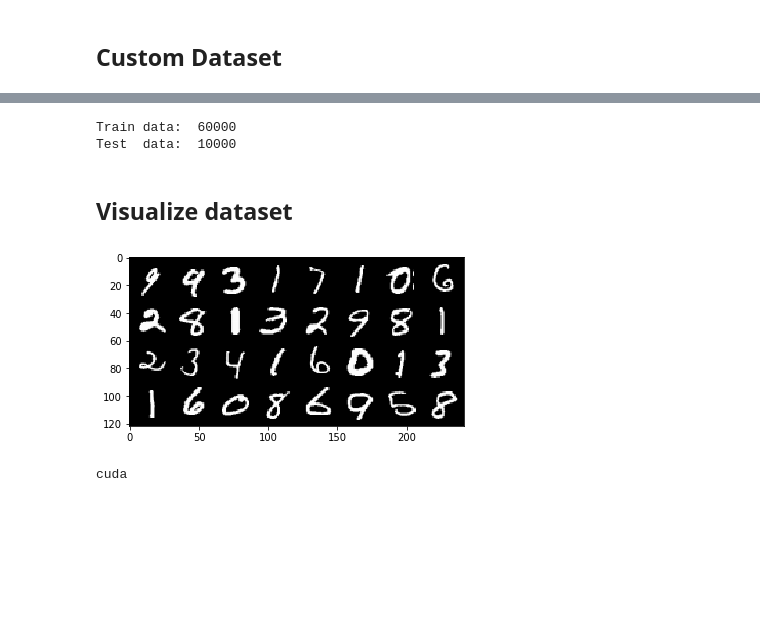
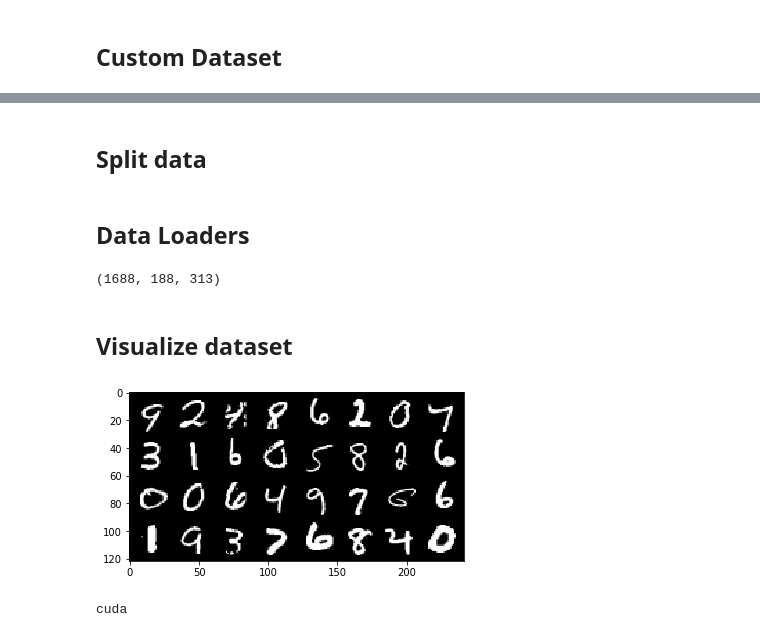
Before and after one commit to shebogholo/pytorch, a Jupyter notebook: Convolutional Neural Network 01.ipynb, the cells around one changed output, grey strips where cells are left out. Cells and saved outputs as stored; diff of their text form; code cells hidden in the pictures; blank space fills up the shorter version.

```diff
--- a/Convolutional Neural Network 01.ipynb
+++ b/Convolutional Neural Network 01.ipynb
@@ -73,5 +75,7 @@ class MNIST(Dataset):
 Create instances of Custom dataset class for training and test data
 Convert all the images to Tensor (Transformation)
 '''
-trainset = MNIST(root='mnist_png/training', transform=transform.ToTensor())
-testset  = MNIST(root='mnist_png/testing', transform=transform.ToTensor())
+train_data = MNIST(root='mnist_png/training', transform=transform.ToTensor())
+test_data  = MNIST(root='mnist_png/testing', transform=transform.ToTensor())
+print(len(train_data))
+print(len(test_data))
@@ -80,24 +85,46 @@ testset  = MNIST(root='mnist_png/testing', transform=transform.ToTensor())
-# %%
-train_loader = DataLoader(trainset, batch_size=batch_size, shuffle=True, num_workers=1)
-test_loader  = DataLoader(testset,  batch_size=batch_size, shuffle=False, num_workers=1)
-print('Train data: ',len(trainset))
-print('Test  data: ',len(testset))
-# %% [output]
-Train data:  60000
-Test  data:  10000
+# %% [markdown]
+## Split data
+# %%
+def split_data(train_data, test_data=None, batch_size=20, valid_size=.1, sampler = SubsetRandomSampler):
+  num_train = len(train_data)
+  indices = list(range(num_train))
+  np.random.shuffle(indices)
+  split = int(np.floor(valid_size * num_train))
+  train_idx, valid_idx = indices[split:], indices[:split]
+  train_sampler = sampler(train_idx)
+  valid_sampler = sampler(valid_idx)
+  if test_data is not None:
+    test_loader = DataLoader(test_data, batch_size, num_workers)
+
+  else :
+    train_idx, test_idx = train_idx[split:], train_idx[:split]
+    train_sampler = sampler(train_idx)
+    test_sampler  = sampler(test_idx)
+    test_loader = DataLoader(test_data, batch_size, test_sampler, num_workers, shuffle=False)
+
+  train_loader = DataLoader(train_data, batch_size=batch_size, shuffle=False, sampler=train_sampler, num_workers=num_workers)
+  valid_loader = DataLoader(train_data, batch_size=batch_size, shuffle=False, sampler=valid_sampler, num_workers=num_workers)
+  return train_loader, valid_loader, test_loader
+# %% [markdown]
+## Data Loaders
+# %%
+train_loader, valid_loader, test_loader = split_data(train_data, test_data, batch_size)
+len(train_loader), len(valid_loader), len(test_loader)
+# %% [output]
+(1688, 188, 313)
 # %% [markdown]
 ## Visualize dataset
 # %%
 # function to show an image
 def show_image(image):
   image = image.numpy()
   plt.imshow(np.transpose(image, (1, 2, 0)))
 
 # get random training images
-images, labels = iter(train_loader).next()
+images, labels = next(iter(test_loader))
 show_image(torchvision.utils.make_grid(images))
 # %% [output]
-[figure, old version]
+[figure, new version]
 # %%
 # check the available device
 device = torch.device('cuda' if torch.cuda.is_available() else 'cpu')
```
Also changed, not shown: parts of 19 cells of this notebook.
